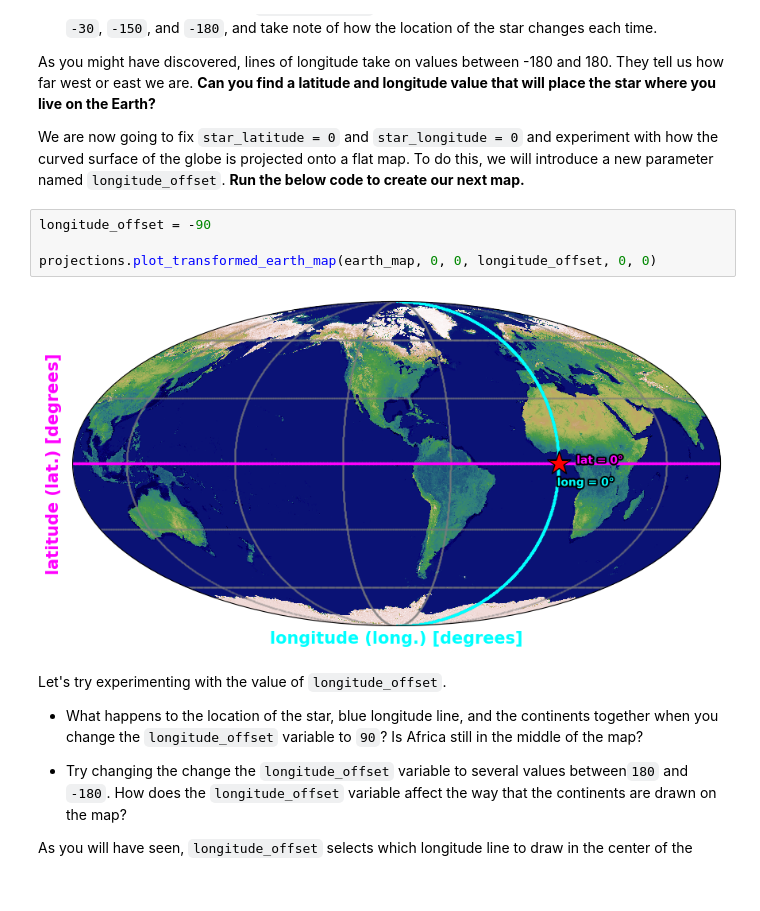
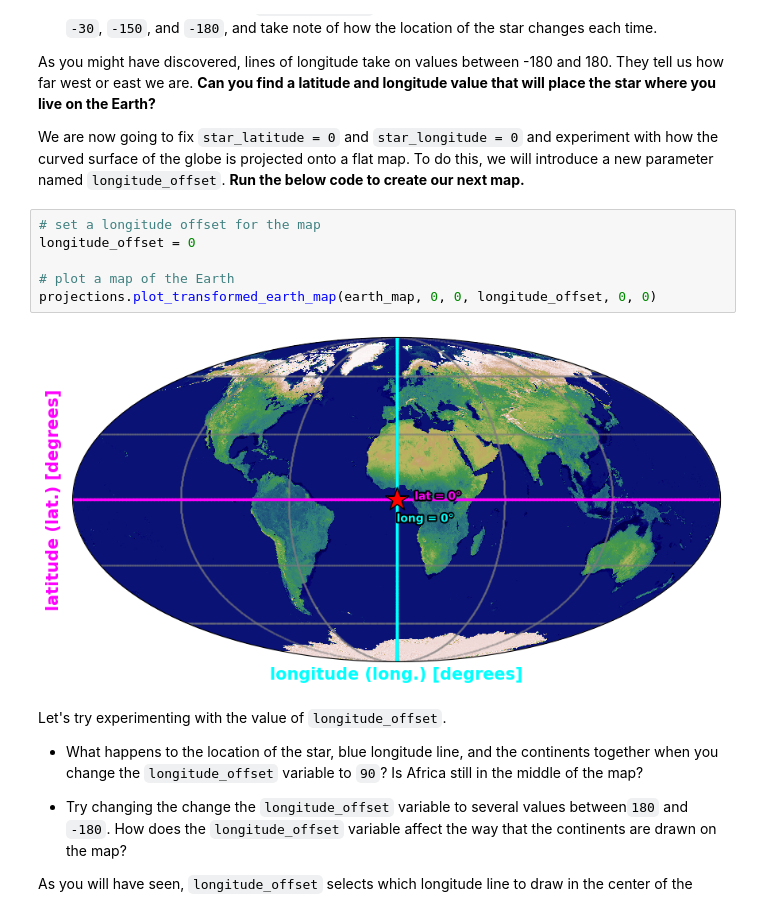
Before and after one commit to DESIHIGH/desihigh, a Jupyter notebook: notebooks/English/exercises/AngularCoordinates.ipynb, the cells around one changed output. Drawn from its saved outputs; the diff is of its cells as text.

```diff
--- a/notebooks/English/exercises/AngularCoordinates.ipynb
+++ b/notebooks/English/exercises/AngularCoordinates.ipynb
@@ -98,11 +98,13 @@ As you might have discovered, lines of longitude take on values between -180 and
 
 We are now going to fix `star_latitude = 0` and `star_longitude = 0` and experiment with how the curved surface of the globe is projected onto a flat map. To do this, we will introduce a new parameter named `longitude_offset`. **Run the below code to create our next map.**
 # %%
-longitude_offset = -90
+# set a longitude offset for the map
+longitude_offset = 0
 
+# plot a map of the Earth
 projections.plot_transformed_earth_map(earth_map, 0, 0, longitude_offset, 0, 0)
 # %% [output]
-[figure, old version]
+[figure, new version]
 # %% [markdown]
 Let's try experimenting with the value of `longitude_offset`.
 
```
Also changed, not shown: parts of 17 cells of this notebook, 1 other file.
